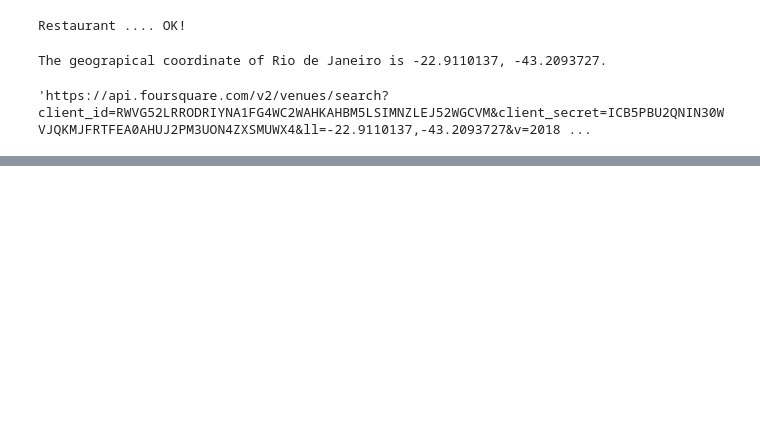
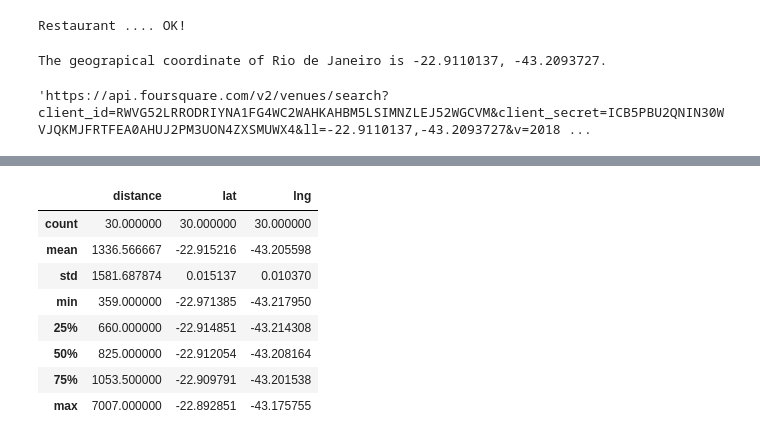
Before and after one commit to srirampamerla/coursera-project-capstone, a Jupyter notebook: The Battle of Neighborhoods (week-1)part-2.ipynb, the cells around one changed output, grey strips where cells are left out. Drawn from its saved outputs; the diff is of its cells as text; code cells hidden in the pictures; blank space fills up the shorter version.

```diff
--- a/The Battle of Neighborhoods (week-1)part-2.ipynb
+++ b/The Battle of Neighborhoods (week-1)part-2.ipynb
@@ -184,0 +196,12 @@ venues_map
+# %%
+dataframe_filtered.describe()
+# %% [output]
+|  | distance | lat | lng |
+| count | 30.000000 | 30.000000 | 30.000000 |
+| mean | 1336.566667 | -22.915216 | -43.205598 |
+| std | 1581.687874 | 0.015137 | 0.010370 |
+| min | 359.000000 | -22.971385 | -43.217950 |
+| 25% | 660.000000 | -22.914851 | -43.214308 |
+| 50% | 825.000000 | -22.912054 | -43.208164 |
+| 75% | 1053.500000 | -22.909791 | -43.201538 |
+| max | 7007.000000 | -22.892851 | -43.175755 |
```
Also changed, not shown: parts of 11 cells of this notebook.
